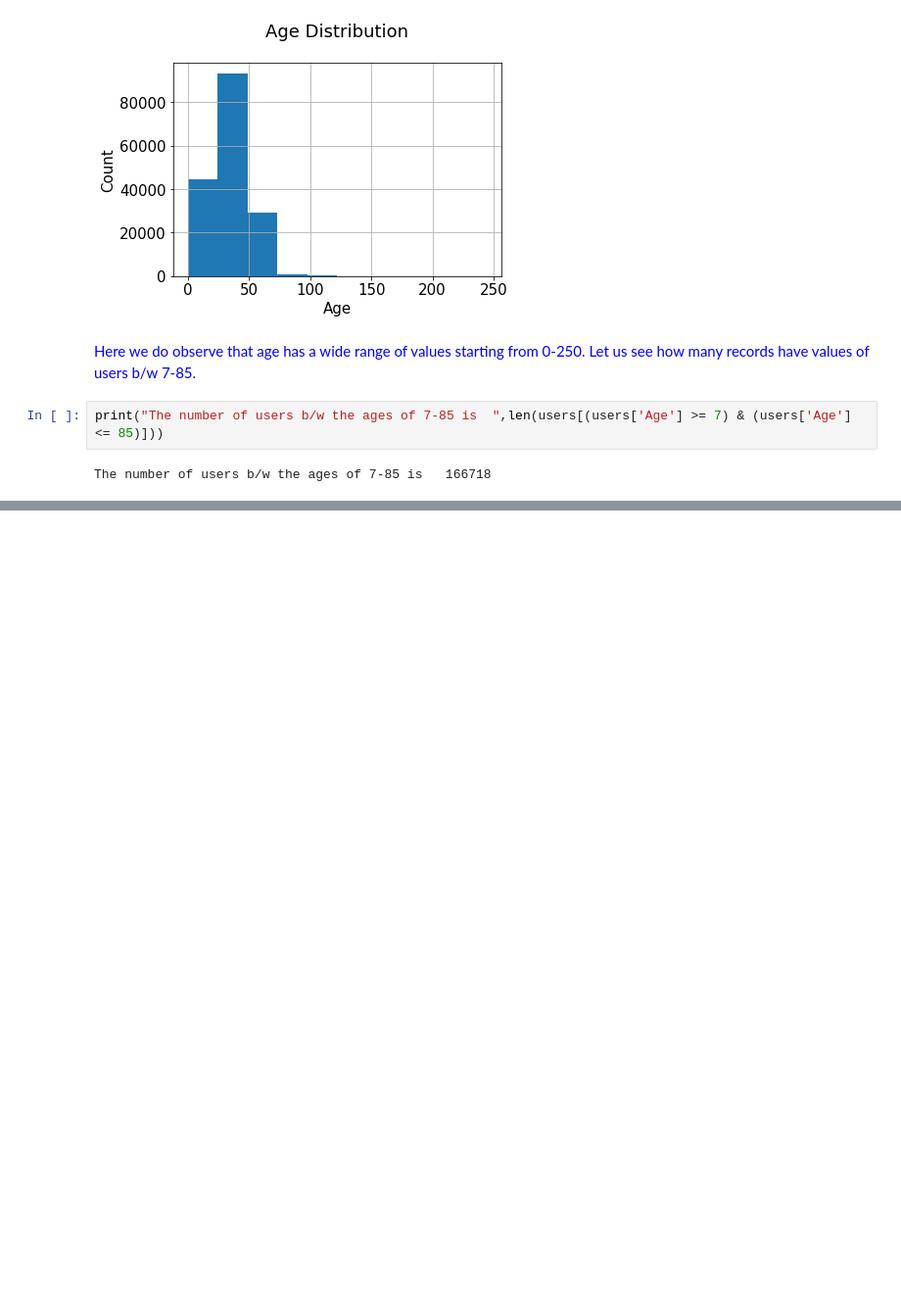
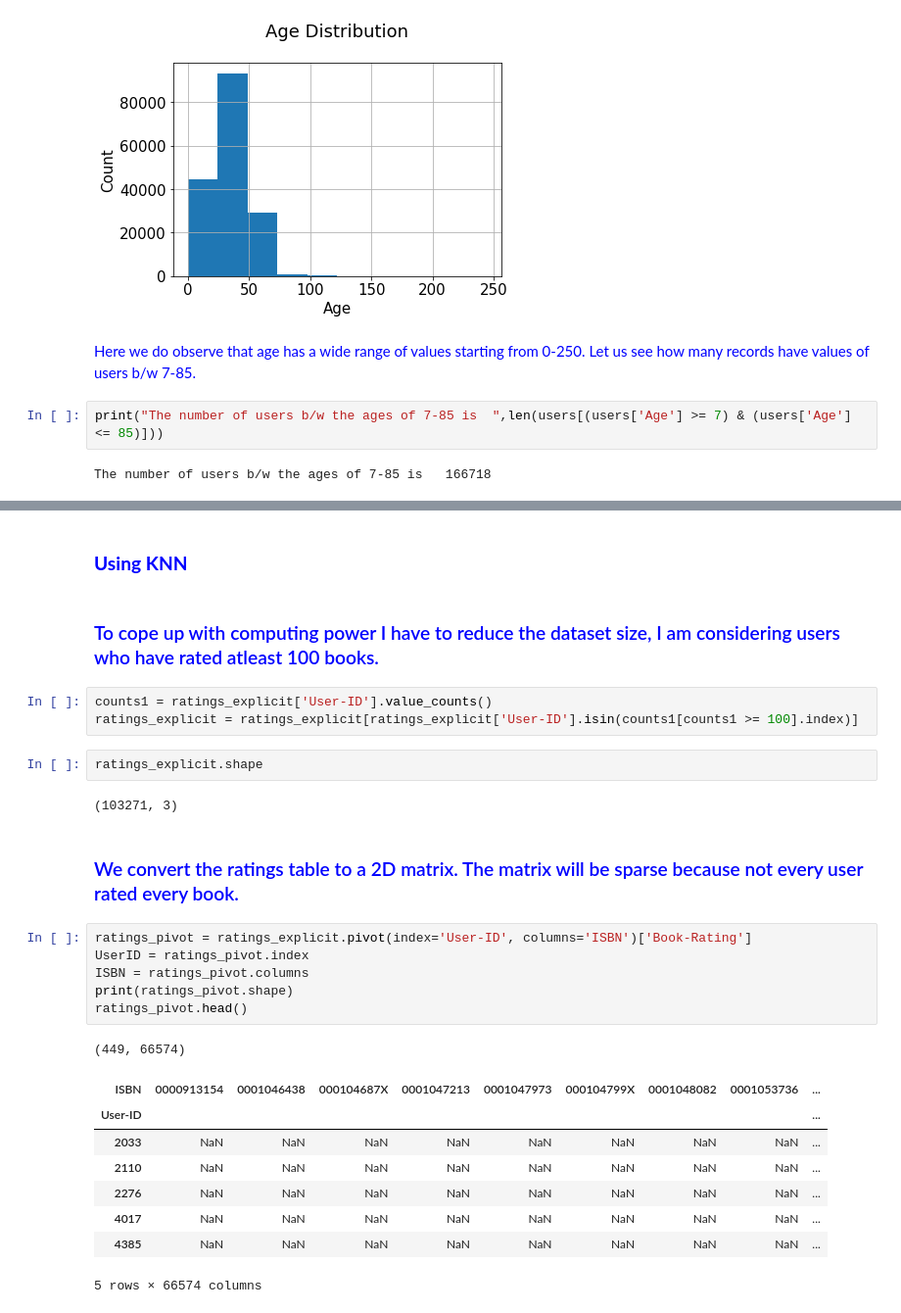
Before and after one commit to rohanroney/Book-Recommendation-System, a Jupyter notebook: Book_Recommendation_System.ipynb, the cells around one changed output, grey strips where cells are left out. Shown at 98% size. Cells and saved outputs as stored; diff of their text form; blank space fills up the shorter version.

```diff
--- a/Book_Recommendation_System.ipynb
+++ b/Book_Recommendation_System.ipynb
@@ -398,0 +475,29 @@ users_updated.head()
+# %% [markdown]
+### <font color='blue'> <b>Using KNN </b>
+# %% [markdown]
+### <font color='blue'> To cope up with computing power I have to reduce the dataset size, I am considering users who have rated atleast 100 books.
+# %%
+counts1 = ratings_explicit['User-ID'].value_counts()
+ratings_explicit = ratings_explicit[ratings_explicit['User-ID'].isin(counts1[counts1 >= 100].index)]
+# %%
+ratings_explicit.shape
+# %% [output]
+(103271, 3)
+# %% [markdown]
+### <font color='blue'>We convert the ratings table to a 2D matrix. The matrix will be sparse because not every user rated every book.
+# %%
+ratings_pivot = ratings_explicit.pivot(index='User-ID', columns='ISBN')['Book-Rating']
+UserID = ratings_pivot.index
+ISBN = ratings_pivot.columns
+print(ratings_pivot.shape)
+ratings_pivot.head()
+# %% [output]
+(449, 66574)
+| ISBN | 0000913154 | 0001046438 | 000104687X | 0001047213 | 0001047973 | 000104799X | 0001048082 | 0001053736 | ... |
+| User-ID |  |  |  |  |  |  |  |  | ... |
+| 2033 | NaN | NaN | NaN | NaN | NaN | NaN | NaN | NaN | ... |
+| 2110 | NaN | NaN | NaN | NaN | NaN | NaN | NaN | NaN | ... |
+| 2276 | NaN | NaN | NaN | NaN | NaN | NaN | NaN | NaN | ... |
+| 4017 | NaN | NaN | NaN | NaN | NaN | NaN | NaN | NaN | ... |
+| 4385 | NaN | NaN | NaN | NaN | NaN | NaN | NaN | NaN | ... |
+5 rows × 66574 columns
```
Also changed, not shown: parts of 38 cells of this notebook.
